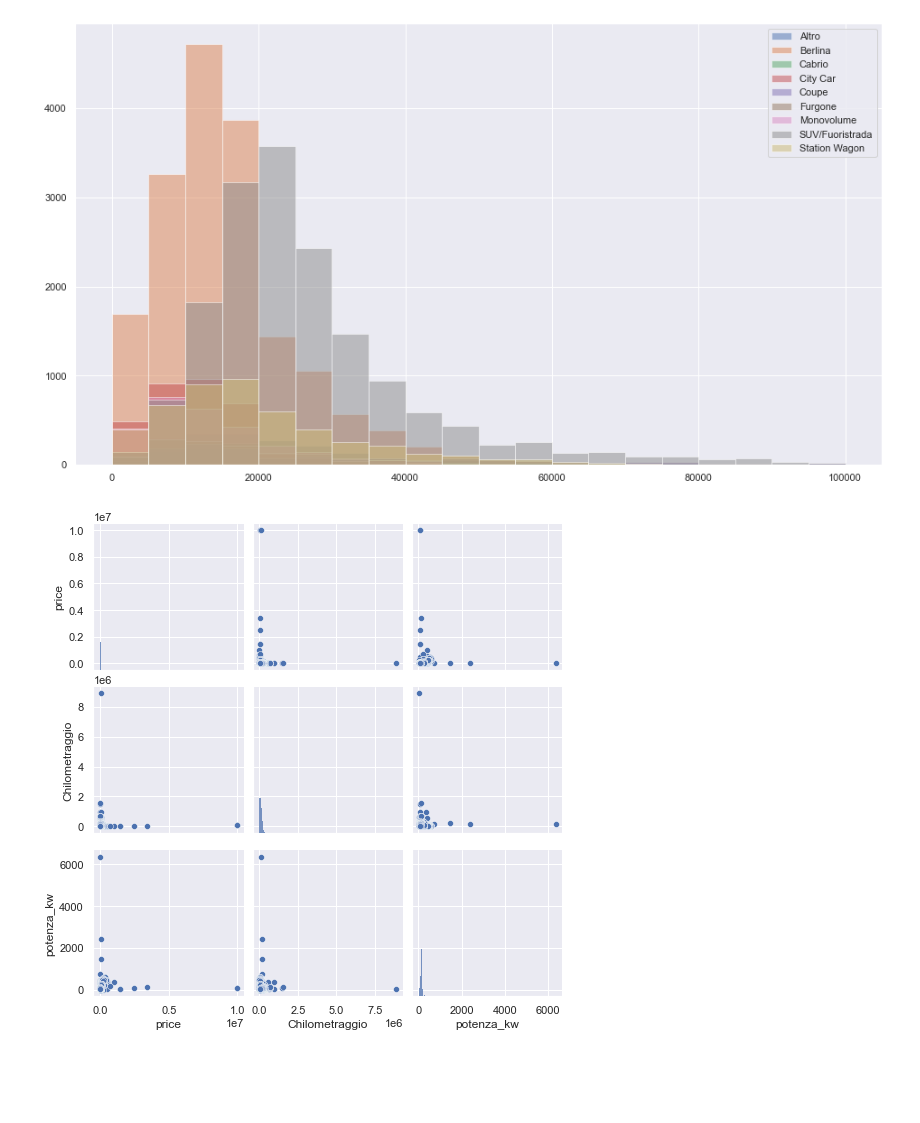
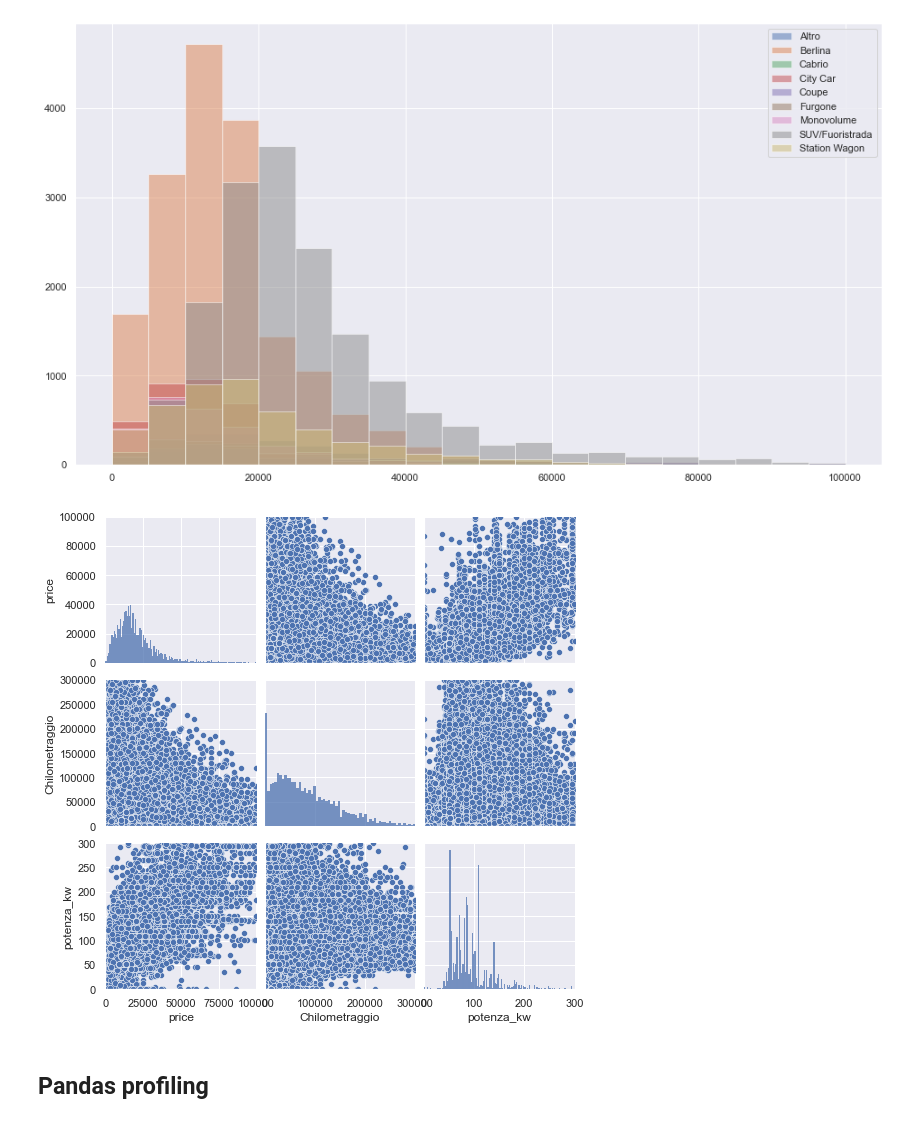
Before and after one commit to cusano-a/Car_WebData_Analysis, a Jupyter notebook: WebScraping_ExploreData.ipynb, the cells around one changed output. Drawn from its saved outputs; the diff is of its cells as text; code cells hidden in the pictures; blank space fills up the shorter version.

Commit message:
Add pandas profiling

```diff
--- a/WebScraping_ExploreData.ipynb
+++ b/WebScraping_ExploreData.ipynb
@@ -185,7 +185,15 @@ plt.legend();
 df.groupby('Carrozzeria',sort=True)['price'].hist(bins=20, density=False, range=(0,1e5), alpha=0.5, legend=True, figsize=(16,9));
 # %% [output]
 [figure]
-# %%
-sns.pairplot(df[['price', 'Chilometraggio', 'potenza_kw', 'Anno']]);
-# %% [output]
-[figure, removed]
+# %%
+cont_var_pp = sns.pairplot(df[['price', 'Chilometraggio', 'potenza_kw', 'Anno']]);
+cont_var_pp.axes[0,0].set_xlim((0,1e5));
+cont_var_pp.axes[0,1].set_xlim((0,3e5));
+cont_var_pp.axes[0,2].set_xlim((0,300));
+cont_var_pp.axes[0,0].set_ylim((0,1e5));
+cont_var_pp.axes[1,0].set_ylim((0,3e5));
+cont_var_pp.axes[2,0].set_ylim((0,300));
+# %% [output]
+[figure, added]
+# %% [markdown]
+## Pandas profiling
```
Also changed, not shown: parts of 3 cells of this notebook, 1 other file.
